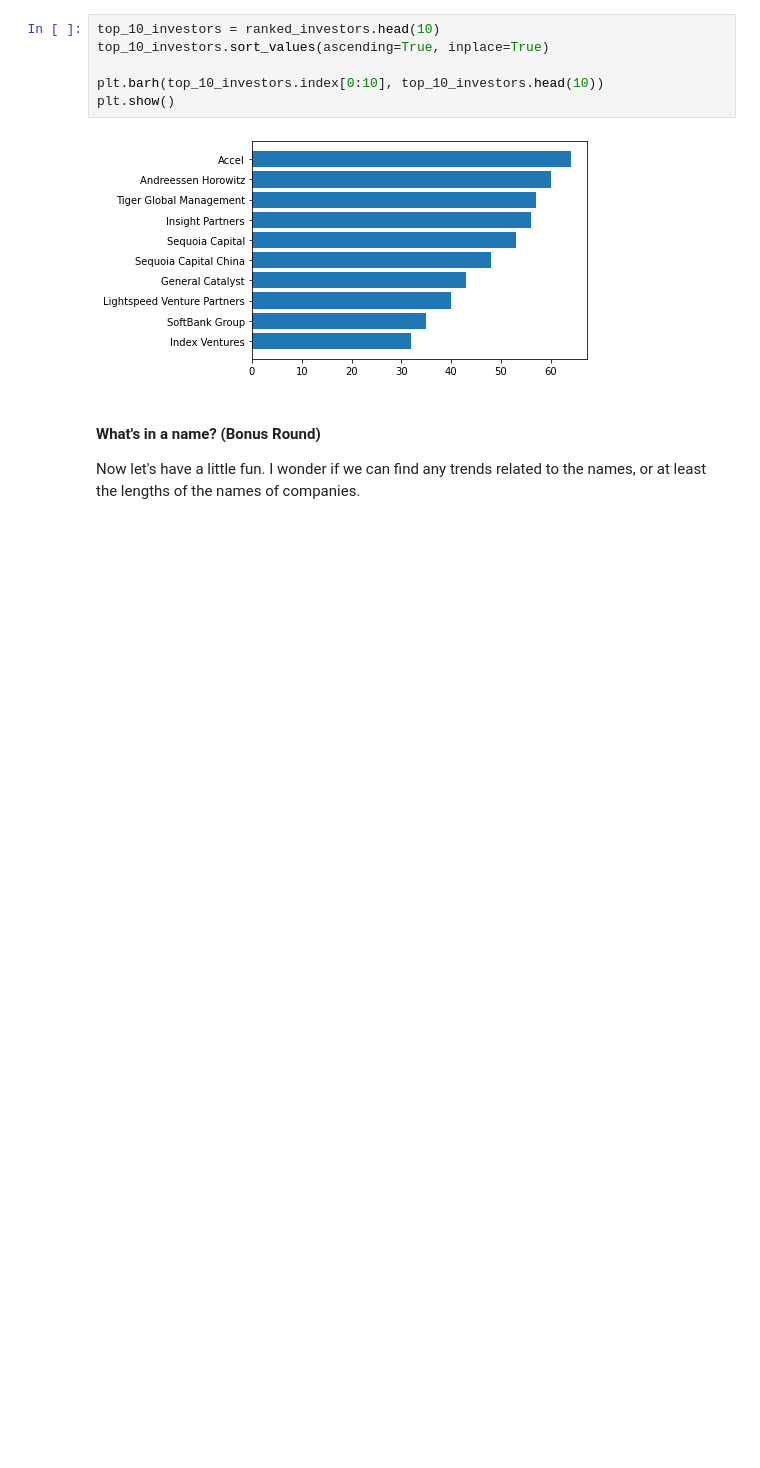
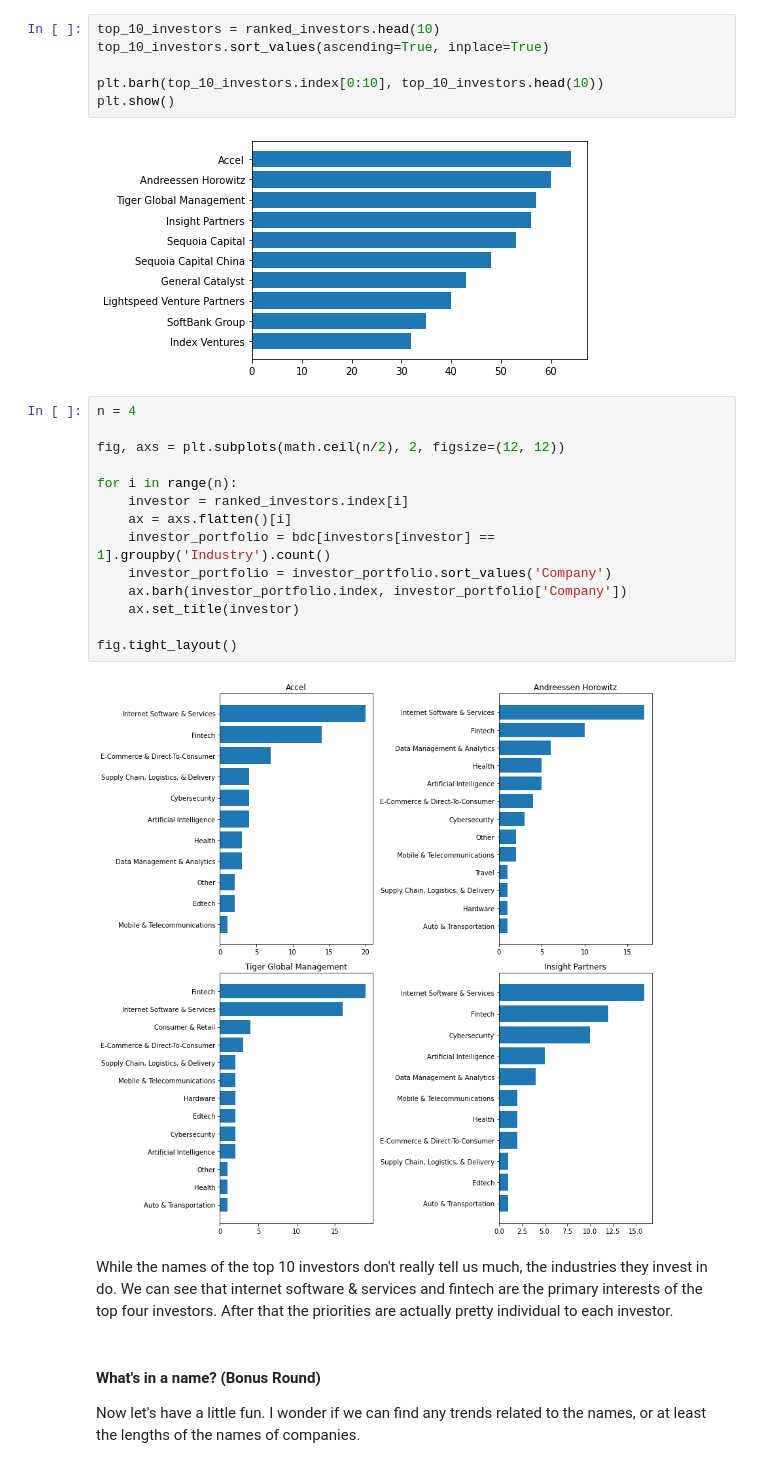
Before and after one commit to LinkWentz/startups-analysis, a Jupyter notebook: analysis.ipynb, the cells around one changed output. Saved outputs shown, nothing was run; the diff lists cells and outputs as text; blank space fills up the shorter version.

Commit message:
Add investor portfolio plot

```diff
--- a/analysis.ipynb
+++ b/analysis.ipynb
@@ -148,6 +149,24 @@ plt.barh(top_10_investors.index[0:10], top_10_investors.head(10))
 plt.show()
 # %% [output]
 [figure]
+# %%
+n = 4
+
+fig, axs = plt.subplots(math.ceil(n/2), 2, figsize=(12, 12))
+
+for i in range(n):
+    investor = ranked_investors.index[i]
+    ax = axs.flatten()[i]
+    investor_portfolio = bdc[investors[investor] == 1].groupby('Industry').count()
+    investor_portfolio = investor_portfolio.sort_values('Company')
+    ax.barh(investor_portfolio.index, investor_portfolio['Company'])
+    ax.set_title(investor)
+
+fig.tight_layout()
+# %% [output]
+[figure, added]
+# %% [markdown]
+While the names of the top 10 investors don't really tell us much, the industries they invest in do. We can see that internet software & services and fintech are the primary interests of the top four investors. After that the priorities are actually pretty individual to each investor.
 # %% [markdown]
 #### What's in a name? (Bonus Round)
 Now let's have a little fun. I wonder if we can find any trends related to the names, or at least the lengths of the names of companies.
```
Also changed, not shown: parts of 4 cells of this notebook.
